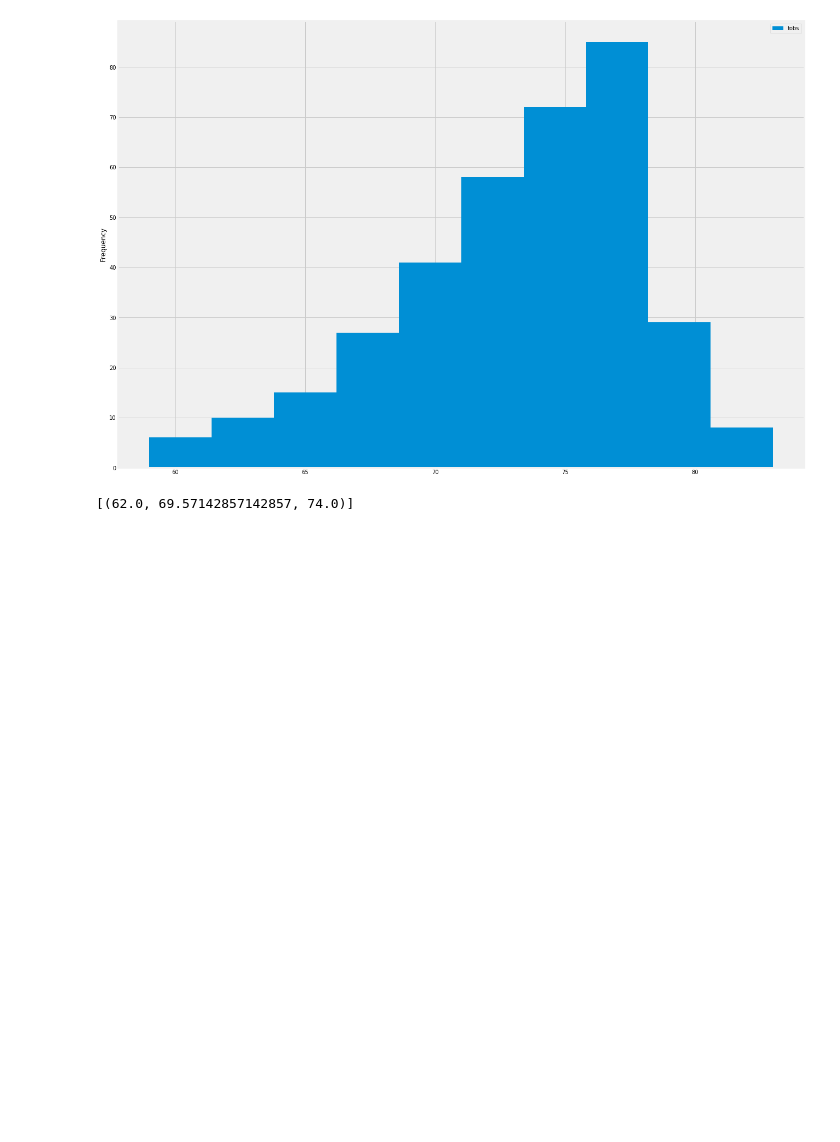
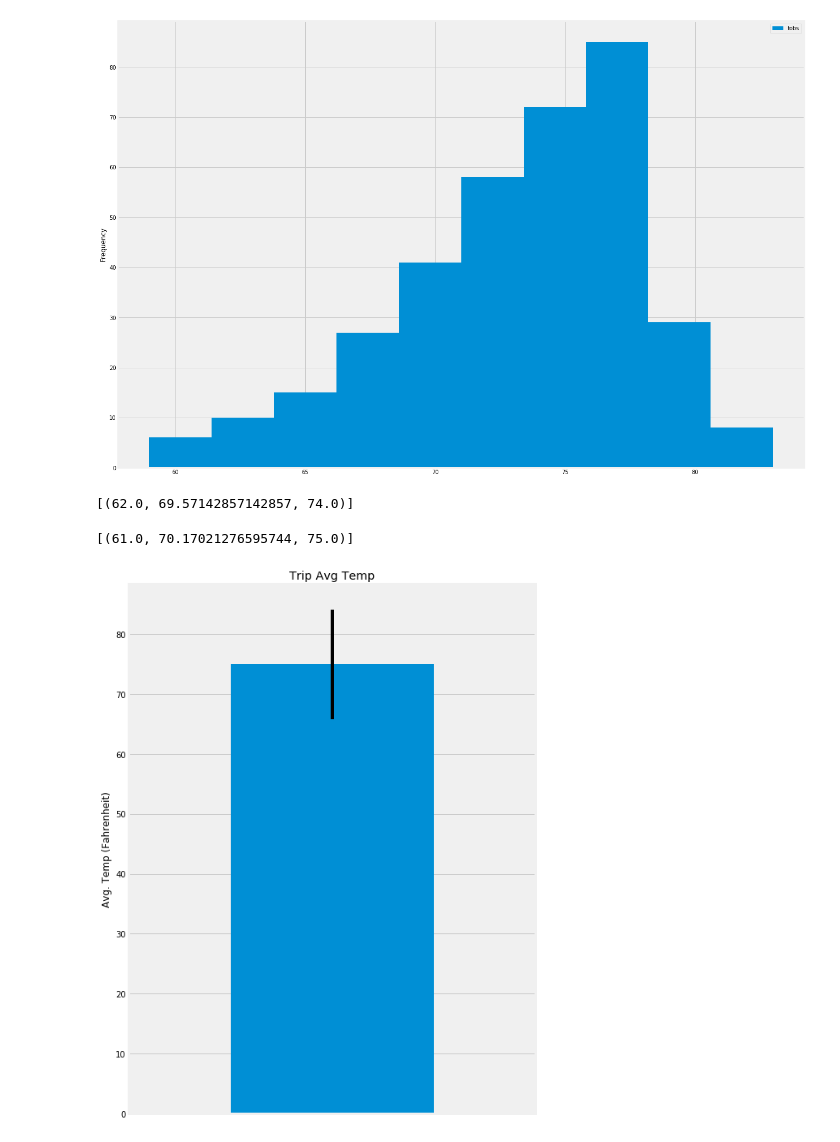
Before and after one commit to timraynor80/sqlalchemy-challenge, a Jupyter notebook: sqlalchemy-challenge.ipynb, the cells around one changed output. Drawn from its saved outputs; the diff is of its cells as text; code cells hidden in the pictures; blank space fills up the shorter version.

```diff
--- a/sqlalchemy-challenge.ipynb
+++ b/sqlalchemy-challenge.ipynb
@@ -248,3 +248,28 @@ print(calc_temps('2012-02-28', '2012-03-05'))
 # %%
 # Use your previous function `calc_temps` to calculate the tmin, tavg, and tmax
 # for your trip using the previous year's data for those same dates.
+
+trip_start = '2012-02-28'
+trip_end = '2012-03-05'
+prior_year_start = dt.datetime.strptime(trip_start, '%Y-%m-%d') - dt.timedelta(days=365)
+prior_year_end = dt.datetime.strptime(trip_end, '%Y-%m-%d') - dt.timedelta(days=365)
+prior_year_stats = calc_temps(prior_year_start, prior_year_end)
+prior_year_stats
+# %% [output]
+[(61.0, 70.17021276595744, 75.0)]
+# %%
+# Plot the results from your previous query as a bar chart.
+# Use "Trip Avg Temp" as your Title
+# Use the average temperature for the y value
+# Use the peak-to-peak (tmax-tmin) value as the y error bar (yerr)
+
+prior_year_stats_df = pd.DataFrame(prior_year_stats, columns=['Min Temp.', 'Max Temp.', "Avg. Temp."])
+avg_temp = prior_year_stats_df["Avg. Temp."]
+peak_to_peak = prior_year_stats_df["Max Temp."] - prior_year_stats_df["Min Temp."]
+avg_temp.plot(kind='bar', yerr=peak_to_peak, figsize=(8,12))
+plt.title("Trip Avg Temp")
+plt.ylabel("Avg. Temp (Fahrenheit)")
+plt.xticks([])
+plt.savefig("TripAvgTemp.png")
+# %% [output]
+[figure, added]
```
Also changed, not shown: parts of 2 cells of this notebook, 1 other file.
